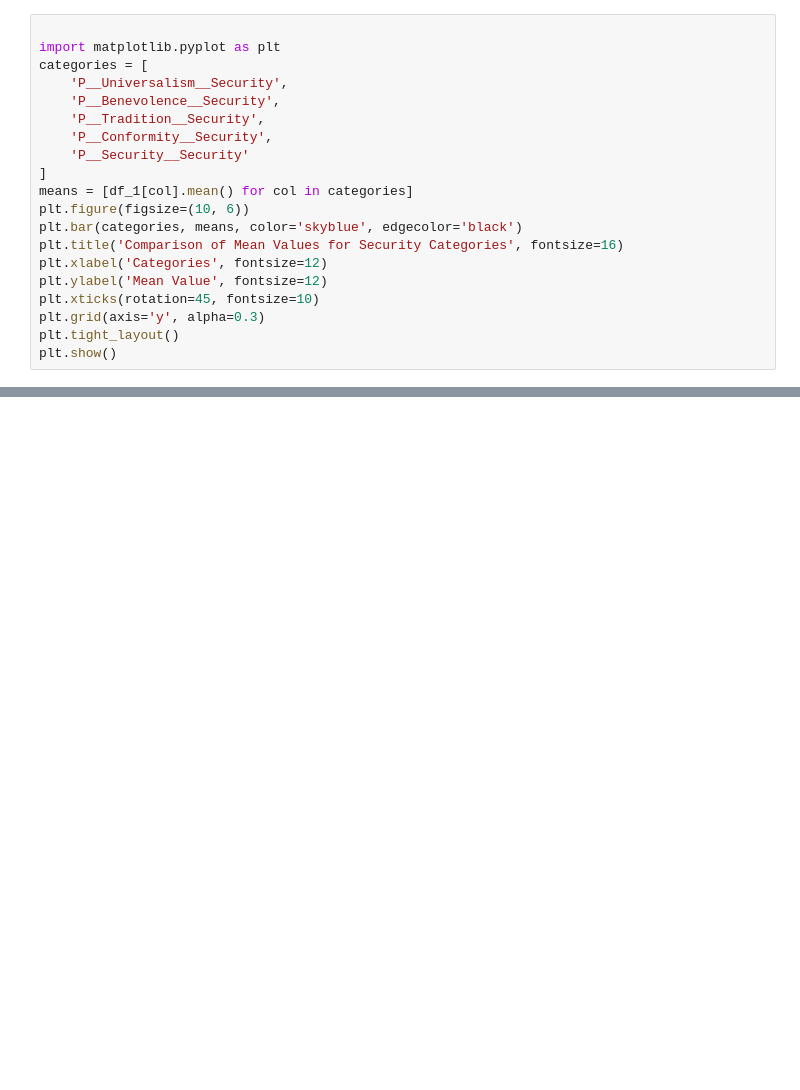
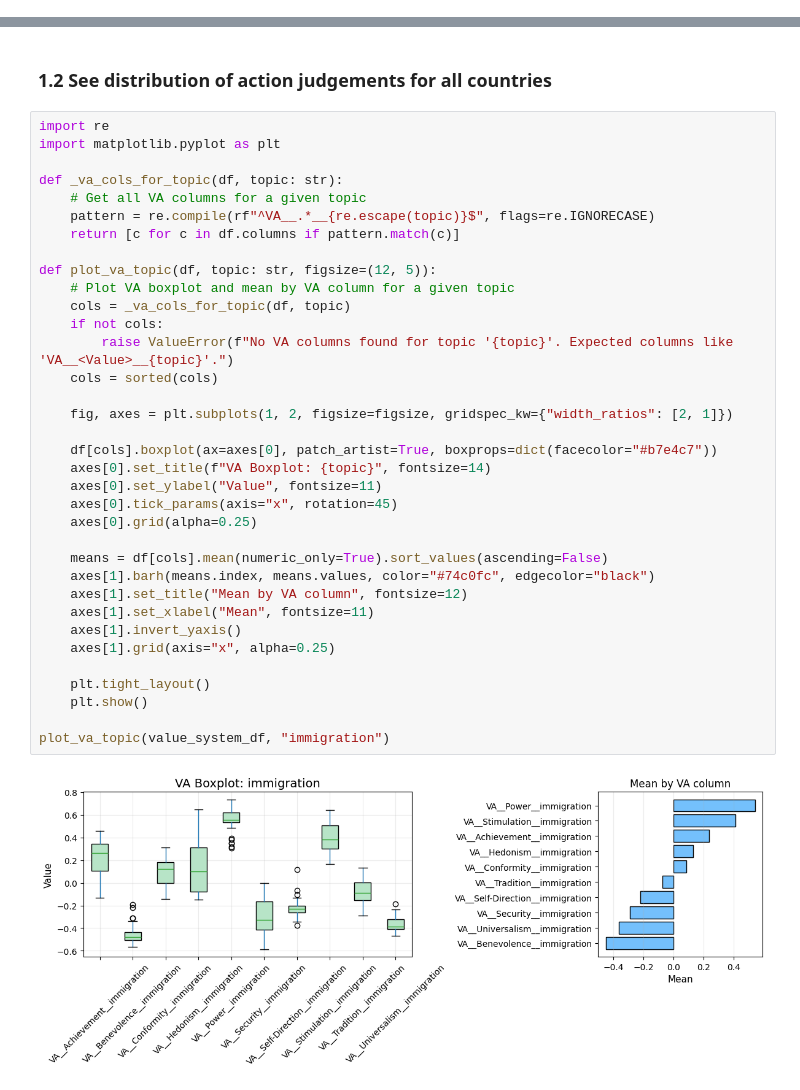
Before and after one commit to JosephTrevorrow/HCVA-plus-plus, a Jupyter notebook: value_system_explorer.ipynb, the cells around one changed output, grey strips where cells are left out. Saved outputs shown, nothing was run; the diff lists cells and outputs as text; blank space fills up the shorter version.

```diff
--- a/value_system_explorer.ipynb
+++ b/value_system_explorer.ipynb
@@ -51,20 +63,0 @@ plt.show()
-# %%
-
-import matplotlib.pyplot as plt
-categories = [
-    'P__Universalism__Security',
-    'P__Benevolence__Security',
-    'P__Tradition__Security',
-    'P__Conformity__Security',
-    'P__Security__Security'
-]
-means = [df_1[col].mean() for col in categories]
-plt.figure(figsize=(10, 6))
-plt.bar(categories, means, color='skyblue', edgecolor='black')
-plt.title('Comparison of Mean Values for Security Categories', fontsize=16)
-plt.xlabel('Categories', fontsize=12)
-plt.ylabel('Mean Value', fontsize=12)
-plt.xticks(rotation=45, fontsize=10)
-plt.grid(axis='y', alpha=0.3)
-plt.tight_layout()
-plt.show()
@@ -94,0 +64,39 @@ plt.show()
+# %% [markdown]
+### 1.2 See distribution of action judgements for all countries
+# %%
+import re
+import matplotlib.pyplot as plt
+
+def _va_cols_for_topic(df, topic: str):
+    # Get all VA columns for a given topic
+    pattern = re.compile(rf"^VA__.*__{re.escape(topic)}$", flags=re.IGNORECASE)
+    return [c for c in df.columns if pattern.match(c)]
+
+def plot_va_topic(df, topic: str, figsize=(12, 5)):
+    # Plot VA boxplot and mean by VA column for a given topic
+    cols = _va_cols_for_topic(df, topic)
+    if not cols:
+        raise ValueError(f"No VA columns found for topic '{topic}'. Expected columns like 'VA__<Value>__{topic}'.")
+    cols = sorted(cols)
+
+    fig, axes = plt.subplots(1, 2, figsize=figsize, gridspec_kw={"width_ratios": [2, 1]})
+
+    df[cols].boxplot(ax=axes[0], patch_artist=True, boxprops=dict(facecolor="#b7e4c7"))
+    axes[0].set_title(f"VA Boxplot: {topic}", fontsize=14)
+    axes[0].set_ylabel("Value", fontsize=11)
+    axes[0].tick_params(axis="x", rotation=45)
+    axes[0].grid(alpha=0.25)
+
+    means = df[cols].mean(numeric_only=True).sort_values(ascending=False)
+    axes[1].barh(means.index, means.values, color="#74c0fc", edgecolor="black")
+    axes[1].set_title("Mean by VA column", fontsize=12)
+    axes[1].set_xlabel("Mean", fontsize=11)
+    axes[1].invert_yaxis()
+    axes[1].grid(axis="x", alpha=0.25)
+
+    plt.tight_layout()
+    plt.show()
+
+plot_va_topic(value_system_df, "immigration")
+# %% [output]
+[figure, added]
```
Also changed, not shown: parts of 15 cells of this notebook, 1 other file.
